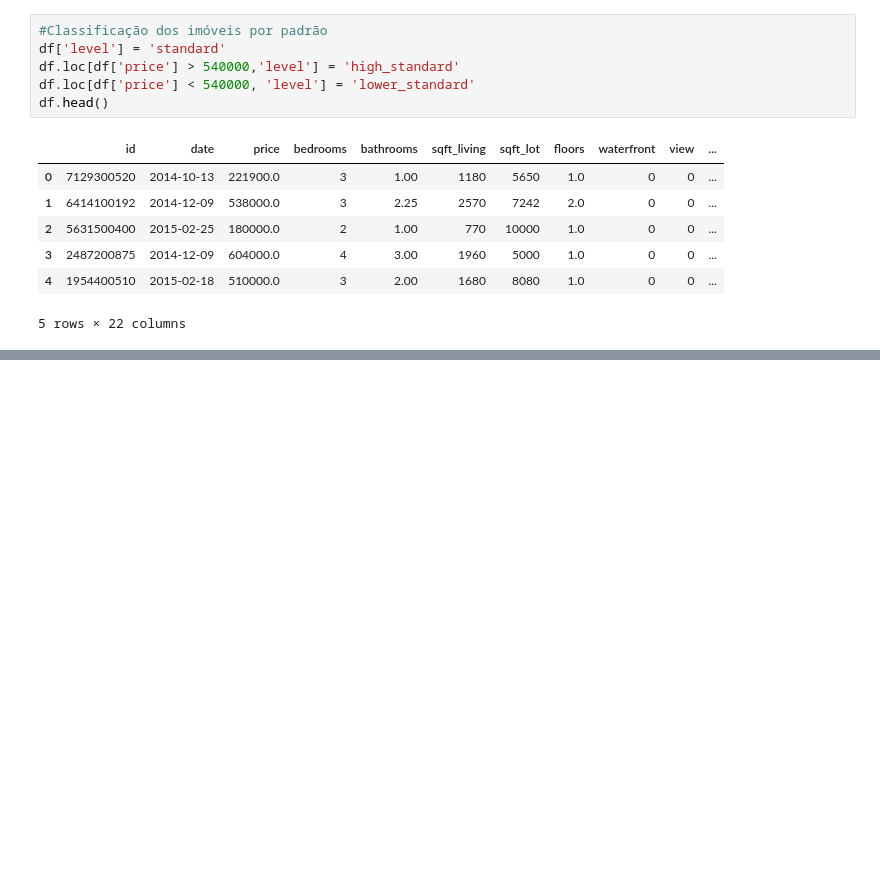
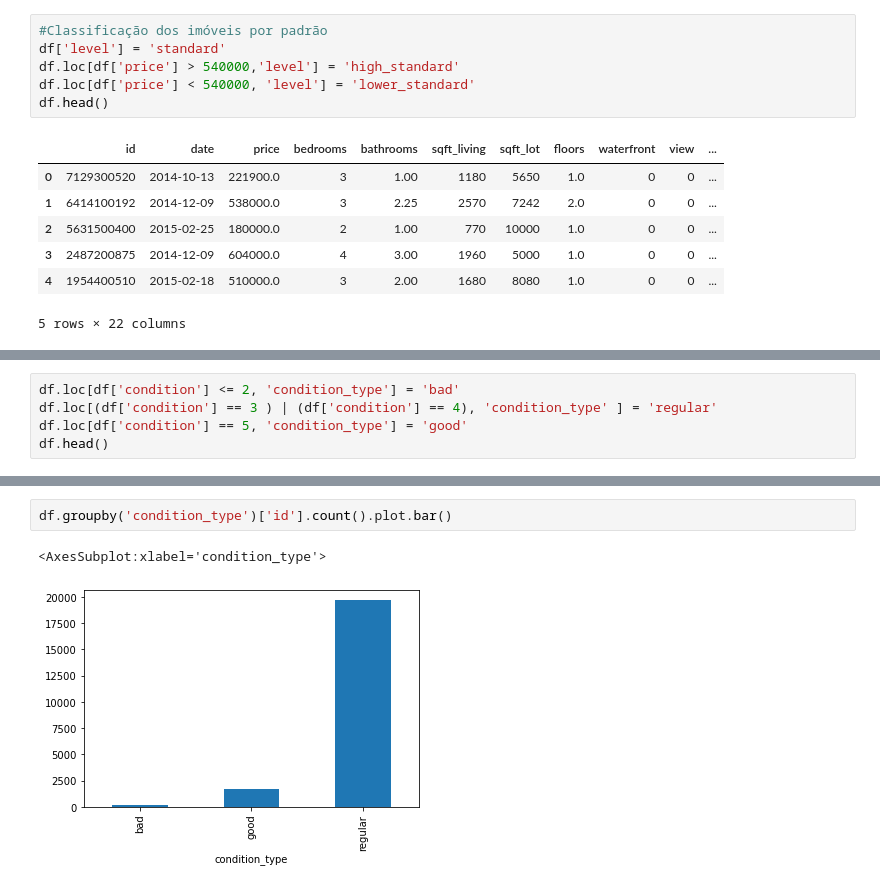
Before and after one commit to djalmarodriguess/Python, a Jupyter notebook: Pandas/House Sales.ipynb, the cells around one changed output, grey strips where cells are left out. Cells and saved outputs as stored; diff of their text form; blank space fills up the shorter version.

```diff
--- a/Pandas/House Sales.ipynb
+++ b/Pandas/House Sales.ipynb
@@ -132,0 +155,5 @@ dtype: int64
+# %%
+df.loc[df['condition'] <= 2, 'condition_type'] = 'bad'
+df.loc[(df['condition'] == 3 ) | (df['condition'] == 4), 'condition_type' ] = 'regular'
+df.loc[df['condition'] == 5, 'condition_type'] = 'good'
+df.head()
@@ -132,0 +168,5 @@ dtype: int64
+# %%
+df.groupby('condition_type')['id'].count().plot.bar()
+# %% [output]
+<AxesSubplot:xlabel='condition_type'>
+[figure, added]
```
Also changed, not shown: parts of 32 cells of this notebook.
